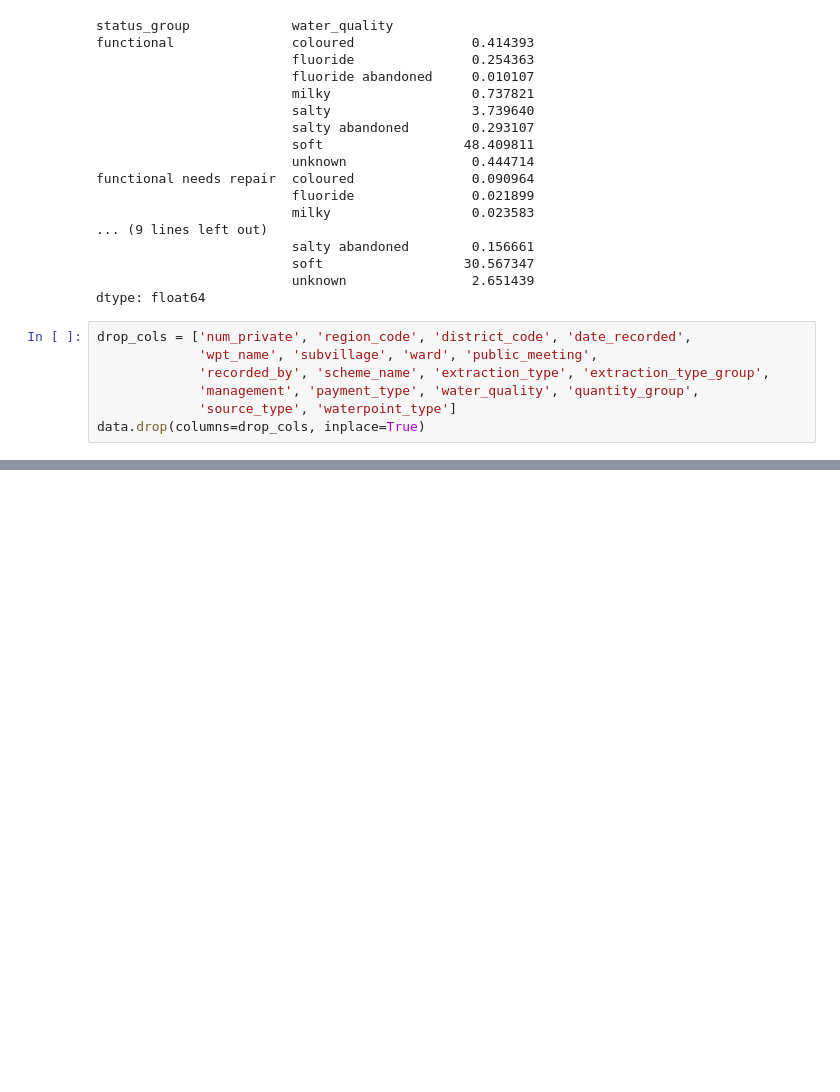
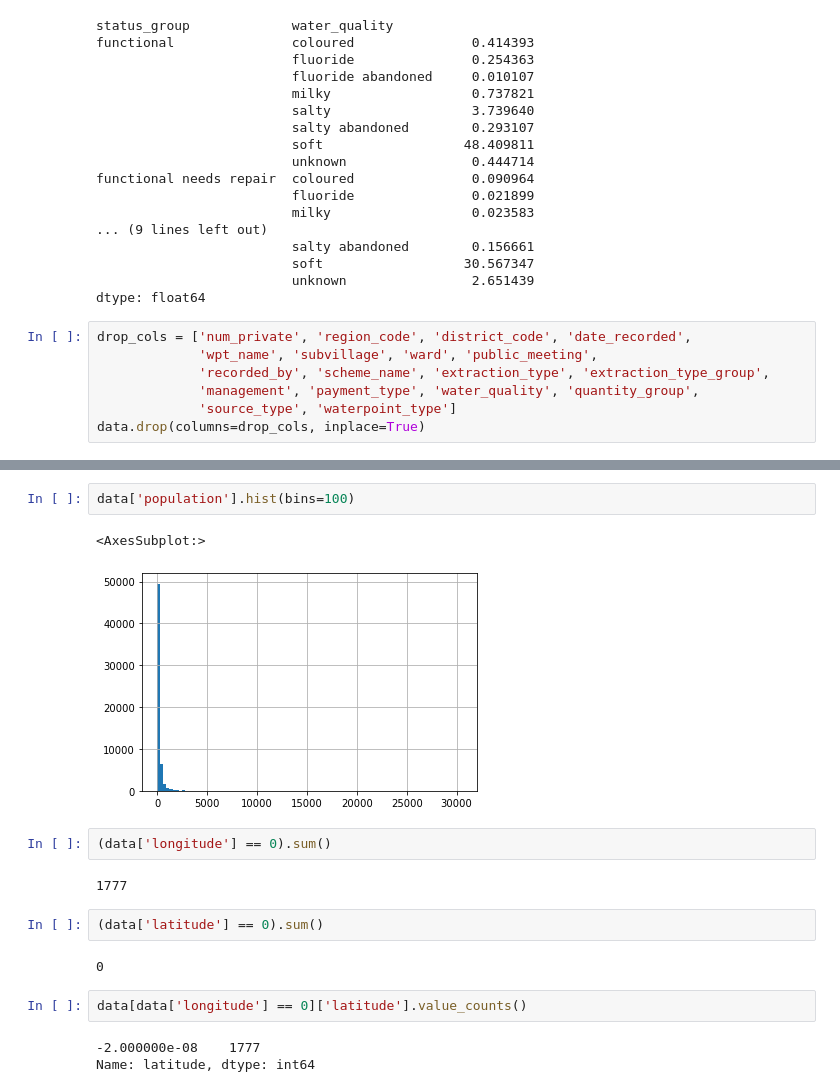
Before and after one commit to NicholasIndorf/TanzanianWaterWells, a Jupyter notebook: notebooks/Nick/Nick.ipynb, the cells around one changed output, grey strips where cells are left out. Drawn from its saved outputs; the diff is of its cells as text; blank space fills up the shorter version.

```diff
--- a/notebooks/Nick/Nick.ipynb
+++ b/notebooks/Nick/Nick.ipynb
@@ -409,0 +482,18 @@ data.drop(columns=drop_cols, inplace=True)
+# %%
+data['population'].hist(bins=100)
+# %% [output]
+<AxesSubplot:>
+[figure, added]
+# %%
+(data['longitude'] == 0).sum()
+# %% [output]
+1777
+# %%
+(data['latitude'] == 0).sum()
+# %% [output]
+0
+# %%
+data[data['longitude'] == 0]['latitude'].value_counts()
+# %% [output]
+-2.000000e-08    1777
+Name: latitude, dtype: int64
```
Also changed, not shown: parts of 9 cells of this notebook.
